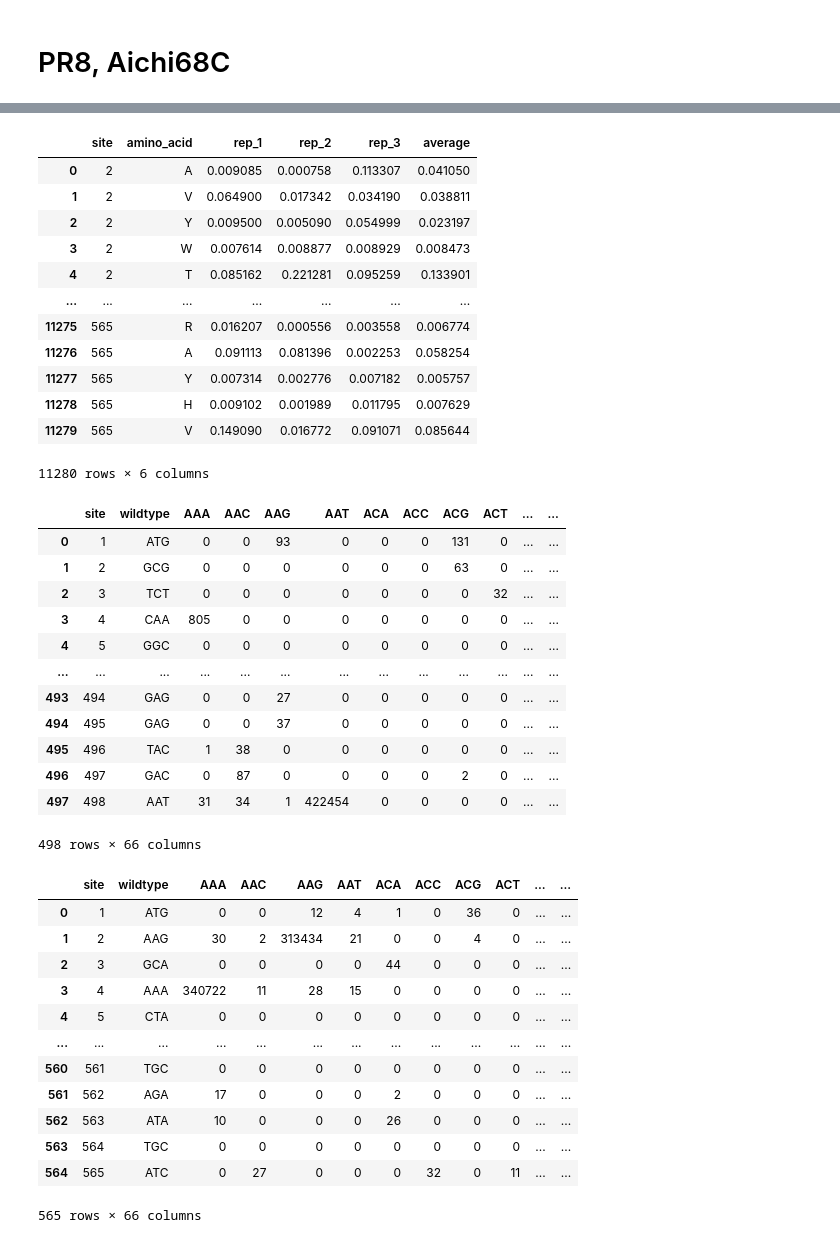
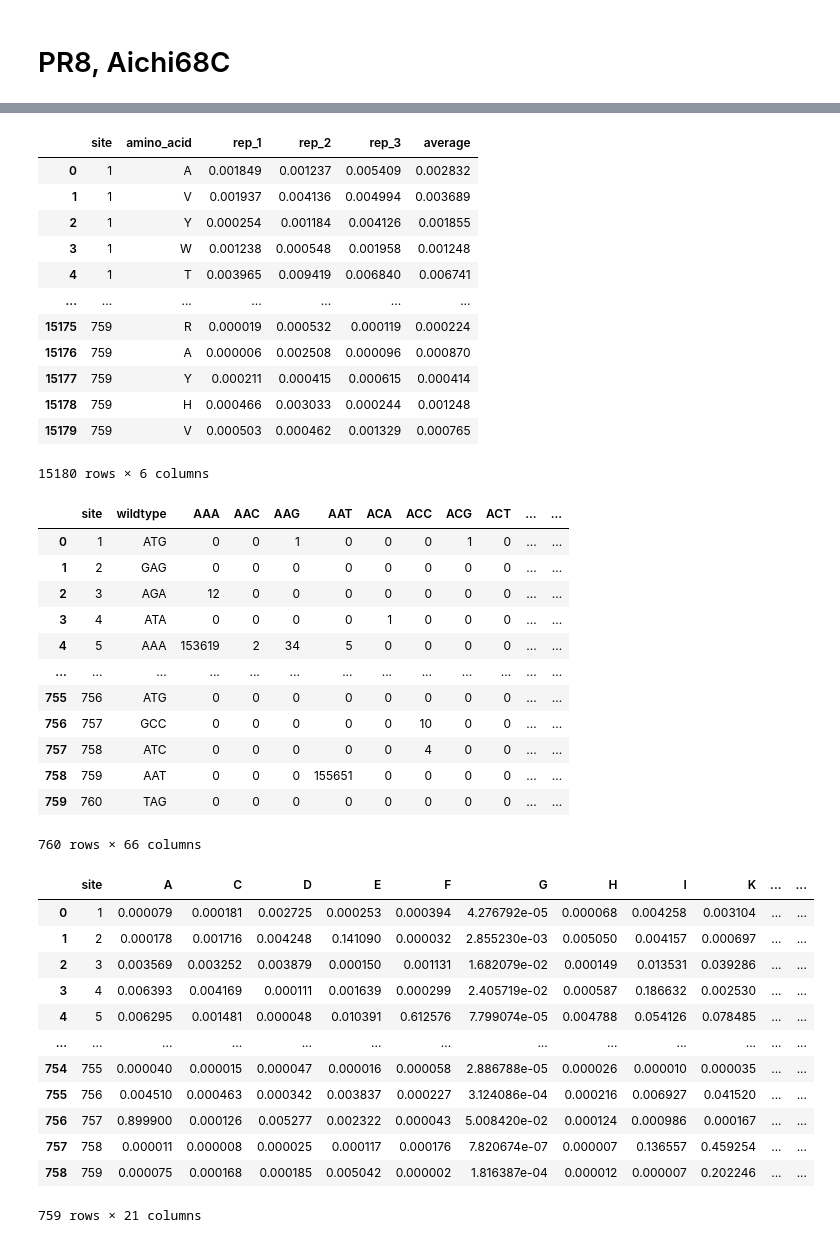
Before and after one commit to bartonlab/paper-DMS-inference, a Jupyter notebook: preference_transform.ipynb, the cells around one changed output, grey strips where cells are left out. Saved outputs shown, nothing was run; the diff lists cells and outputs as text; code cells hidden in the pictures.

Commit message:
Update flu A549 and CCL141 preference transform and data sset info

```diff
--- a/preference_transform.ipynb
+++ b/preference_transform.ipynb
@@ -291,50 +329,50 @@ preference_merge(REP, Target_name, count_file)
 # %%
-pd.read_csv('./outputs/merged_preference/WSN.csv.gz')
+pd.read_csv('./outputs/merged_preference/CCL141.csv.gz')
 # %% [output]
 |  | site | amino_acid | rep_1 | rep_2 | rep_3 | average |
-| 0 | 2 | A | 0.009085 | 0.000758 | 0.113307 | 0.041050 |
-| 1 | 2 | V | 0.064900 | 0.017342 | 0.034190 | 0.038811 |
-| 2 | 2 | Y | 0.009500 | 0.005090 | 0.054999 | 0.023197 |
-| 3 | 2 | W | 0.007614 | 0.008877 | 0.008929 | 0.008473 |
-| 4 | 2 | T | 0.085162 | 0.221281 | 0.095259 | 0.133901 |
+| 0 | 1 | A | 0.001849 | 0.001237 | 0.005409 | 0.002832 |
+| 1 | 1 | V | 0.001937 | 0.004136 | 0.004994 | 0.003689 |
+| 2 | 1 | Y | 0.000254 | 0.001184 | 0.004126 | 0.001855 |
+| 3 | 1 | W | 0.001238 | 0.000548 | 0.001958 | 0.001248 |
+| 4 | 1 | T | 0.003965 | 0.009419 | 0.006840 | 0.006741 |
 | ... | ... | ... | ... | ... | ... | ... |
-| 11275 | 565 | R | 0.016207 | 0.000556 | 0.003558 | 0.006774 |
-| 11276 | 565 | A | 0.091113 | 0.081396 | 0.002253 | 0.058254 |
-| 11277 | 565 | Y | 0.007314 | 0.002776 | 0.007182 | 0.005757 |
-| 11278 | 565 | H | 0.009102 | 0.001989 | 0.011795 | 0.007629 |
-| 11279 | 565 | V | 0.149090 | 0.016772 | 0.091071 | 0.085644 |
+| 15175 | 759 | R | 0.000019 | 0.000532 | 0.000119 | 0.000224 |
+| 15176 | 759 | A | 0.000006 | 0.002508 | 0.000096 | 0.000870 |
+| 15177 | 759 | Y | 0.000211 | 0.000415 | 0.000615 | 0.000414 |
+| 15178 | 759 | H | 0.000466 | 0.003033 | 0.000244 | 0.001248 |
+| 15179 | 759 | V | 0.000503 | 0.000462 | 0.001329 | 0.000765 |
-11280 rows × 6 columns
+15180 rows × 6 columns
 # %%
-count_file = './data/raw_data/PR8_DNA_codoncounts.csv'
+count_file = './data/raw_data/CCL141_DNA_codoncounts.csv'
 pd.read_csv(count_file)
 # %% [output]
 |  | site | wildtype | AAA | AAC | AAG | AAT | ACA | ACC | ACG | ACT | ... | ... |
-| 0 | 1 | ATG | 0 | 0 | 93 | 0 | 0 | 0 | 131 | 0 | ... | ... |
-| 1 | 2 | GCG | 0 | 0 | 0 | 0 | 0 | 0 | 63 | 0 | ... | ... |
-| 2 | 3 | TCT | 0 | 0 | 0 | 0 | 0 | 0 | 0 | 32 | ... | ... |
-| 3 | 4 | CAA | 805 | 0 | 0 | 0 | 0 | 0 | 0 | 0 | ... | ... |
-| 4 | 5 | GGC | 0 | 0 | 0 | 0 | 0 | 0 | 0 | 0 | ... | ... |
+| 0 | 1 | ATG | 0 | 0 | 1 | 0 | 0 | 0 | 1 | 0 | ... | ... |
+| 1 | 2 | GAG | 0 | 0 | 0 | 0 | 0 | 0 | 0 | 0 | ... | ... |
+| 2 | 3 | AGA | 12 | 0 | 0 | 0 | 0 | 0 | 0 | 0 | ... | ... |
+| 3 | 4 | ATA | 0 | 0 | 0 | 0 | 1 | 0 | 0 | 0 | ... | ... |
+| 4 | 5 | AAA | 153619 | 2 | 34 | 5 | 0 | 0 | 0 | 0 | ... | ... |
 | ... | ... | ... | ... | ... | ... | ... | ... | ... | ... | ... | ... | ... |
-| 493 | 494 | GAG | 0 | 0 | 27 | 0 | 0 | 0 | 0 | 0 | ... | ... |
-| 494 | 495 | GAG | 0 | 0 | 37 | 0 | 0 | 0 | 0 | 0 | ... | ... |
-| 495 | 496 | TAC | 1 | 38 | 0 | 0 | 0 | 0 | 0 | 0 | ... | ... |
-| 496 | 497 | GAC | 0 | 87 | 0 | 0 | 0 | 0 | 2 | 0 | ... | ... |
-| 497 | 498 | AAT | 31 | 34 | 1 | 422454 | 0 | 0 | 0 | 0 | ... | ... |
+| 755 | 756 | ATG | 0 | 0 | 0 | 0 | 0 | 0 | 0 | 0 | ... | ... |
+| 756 | 757 | GCC | 0 | 0 | 0 | 0 | 0 | 10 | 0 | 0 | ... | ... |
+| 757 | 758 | ATC | 0 | 0 | 0 | 0 | 0 | 4 | 0 | 0 | ... | ... |
+| 758 | 759 | AAT | 0 | 0 | 0 | 155651 | 0 | 0 | 0 | 0 | ... | ... |
+| 759 | 760 | TAG | 0 | 0 | 0 | 0 | 0 | 0 | 0 | 0 | ... | ... |
-498 rows × 66 columns
+760 rows × 66 columns
 # %%
-count_file = './data/raw_data/WSN_DNA_codoncounts.csv'
+count_file = './data/prefs/A549-1_prefs.csv'
 pd.read_csv(count_file)
 # %% [output]
-|  | site | wildtype | AAA | AAC | AAG | AAT | ACA | ACC | ACG | ACT | ... | ... |
-| 0 | 1 | ATG | 0 | 0 | 12 | 4 | 1 | 0 | 36 | 0 | ... | ... |
-| 1 | 2 | AAG | 30 | 2 | 313434 | 21 | 0 | 0 | 4 | 0 | ... | ... |
-| 2 | 3 | GCA | 0 | 0 | 0 | 0 | 44 | 0 | 0 | 0 | ... | ... |
-| 3 | 4 | AAA | 340722 | 11 | 28 | 15 | 0 | 0 | 0 | 0 | ... | ... |
-| 4 | 5 | CTA | 0 | 0 | 0 | 0 | 0 | 0 | 0 | 0 | ... | ... |
+|  | site | A | C | D | E | F | G | H | I | K | ... | ... |
+| 0 | 1 | 0.000079 | 0.000181 | 0.002725 | 0.000253 | 0.000394 | 4.276792e-05 | 0.000068 | 0.004258 | 0.003104 | ... | ... |
+| 1 | 2 | 0.000178 | 0.001716 | 0.004248 | 0.141090 | 0.000032 | 2.855230e-03 | 0.005050 | 0.004157 | 0.000697 | ... | ... |
+| 2 | 3 | 0.003569 | 0.003252 | 0.003879 | 0.000150 | 0.001131 | 1.682079e-02 | 0.000149 | 0.013531 | 0.039286 | ... | ... |
+| 3 | 4 | 0.006393 | 0.004169 | 0.000111 | 0.001639 | 0.000299 | 2.405719e-02 | 0.000587 | 0.186632 | 0.002530 | ... | ... |
+| 4 | 5 | 0.006295 | 0.001481 | 0.000048 | 0.010391 | 0.612576 | 7.799074e-05 | 0.004788 | 0.054126 | 0.078485 | ... | ... |
 | ... | ... | ... | ... | ... | ... | ... | ... | ... | ... | ... | ... | ... |
-| 560 | 561 | TGC | 0 | 0 | 0 | 0 | 0 | 0 | 0 | 0 | ... | ... |
-| 561 | 562 | AGA | 17 | 0 | 0 | 0 | 2 | 0 | 0 | 0 | ... | ... |
-| 562 | 563 | ATA | 10 | 0 | 0 | 0 | 26 | 0 | 0 | 0 | ... | ... |
-| 563 | 564 | TGC | 0 | 0 | 0 | 0 | 0 | 0 | 0 | 0 | ... | ... |
-| 564 | 565 | ATC | 0 | 27 | 0 | 0 | 0 | 32 | 0 | 11 | ... | ... |
+| 754 | 755 | 0.000040 | 0.000015 | 0.000047 | 0.000016 | 0.000058 | 2.886788e-05 | 0.000026 | 0.000010 | 0.000035 | ... | ... |
+| 755 | 756 | 0.004510 | 0.000463 | 0.000342 | 0.003837 | 0.000227 | 3.124086e-04 | 0.000216 | 0.006927 | 0.041520 | ... | ... |
+| 756 | 757 | 0.899900 | 0.000126 | 0.005277 | 0.002322 | 0.000043 | 5.008420e-02 | 0.000124 | 0.000986 | 0.000167 | ... | ... |
+| 757 | 758 | 0.000011 | 0.000008 | 0.000025 | 0.000117 | 0.000176 | 7.820674e-07 | 0.000007 | 0.136557 | 0.459254 | ... | ... |
+| 758 | 759 | 0.000075 | 0.000168 | 0.000185 | 0.005042 | 0.000002 | 1.816387e-04 | 0.000012 | 0.000007 | 0.202246 | ... | ... |
-565 rows × 66 columns
+759 rows × 21 columns
```
Also changed, not shown: parts of 6 cells of this notebook, 4 other files.
